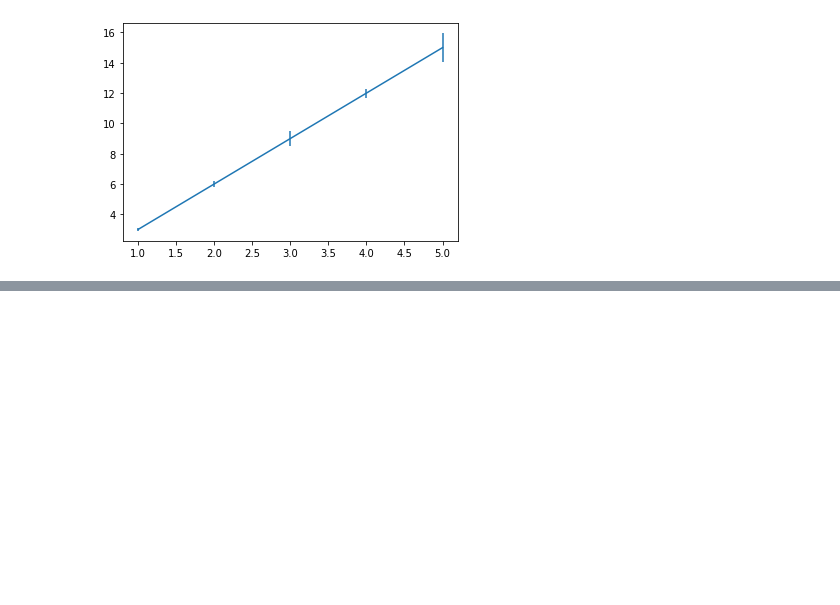
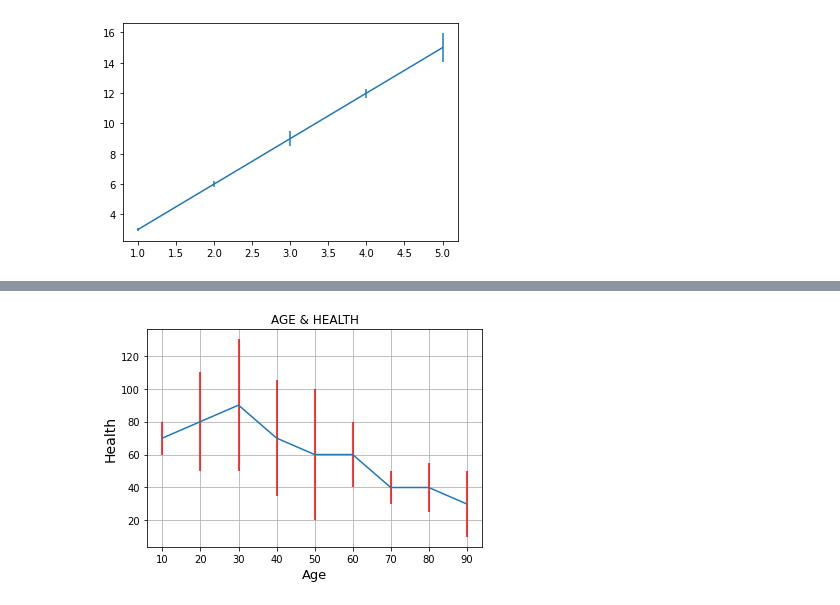
Before and after one commit to eaglehkim/python, a Jupyter notebook: prac2.ipynb, the cells around one changed output, grey strips where cells are left out. Cells and saved outputs as stored; diff of their text form; code cells hidden in the pictures; blank space fills up the shorter version.

```diff
--- a/prac2.ipynb
+++ b/prac2.ipynb
@@ -127,0 +157,20 @@ plt.show()
+# %%
+# errorbar
+# x:age       10,20,30 ... 90
+# y:healthy   [70,80,90,70,60,60,40,40,30]
+# error: [10,30,40,35,40,20,10,15,20]
+# title: age vs healthy
+
+x = np.arange(10,91,10)
+y = [70,80,90,70,60,60,40,40,30]
+error = [10,30,40,35,40,20,10,15,20]
+
+plt.errorbar(x,y, yerr = error, ecolor='red')
+plt.errorbar
+plt.xlabel("Age", fontdict={"size":13})
+plt.ylabel("Health", fontdict={"size":14})
+plt.grid()
+plt.title("AGE & HEALTH")
+plt.show()
+# %% [output]
+[figure, added]
```
Also changed, not shown: parts of 3 cells of this notebook.
